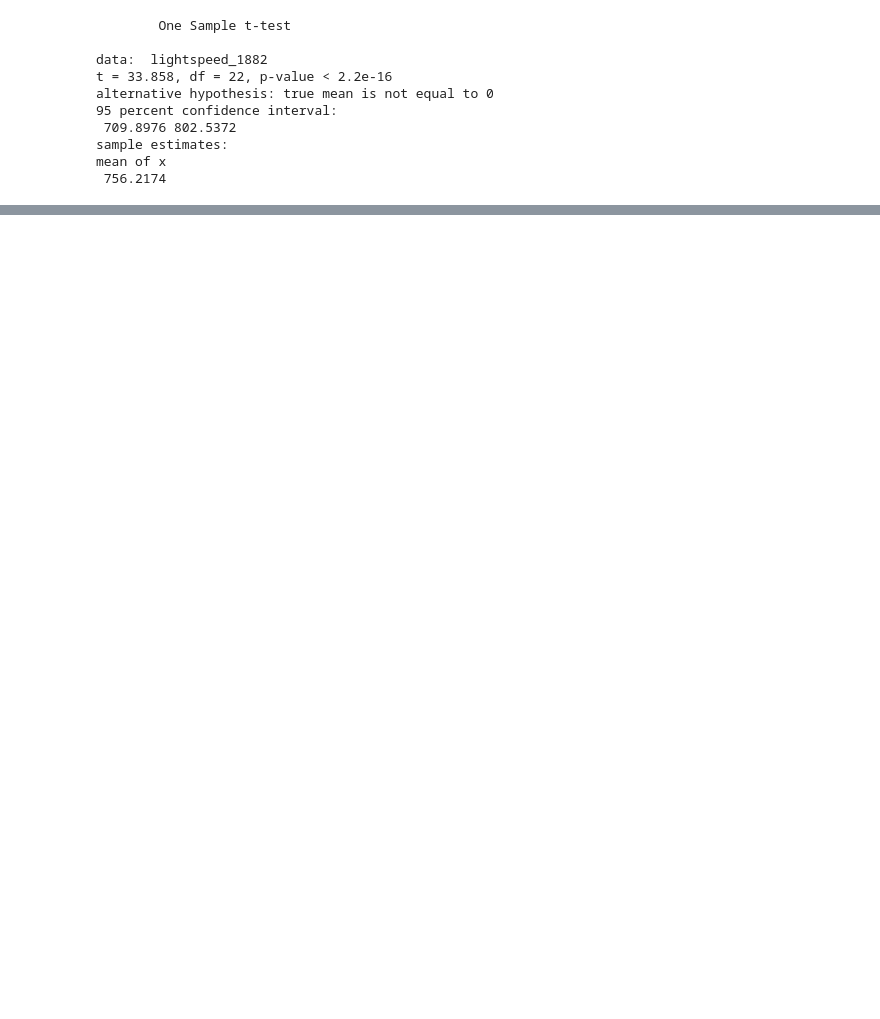
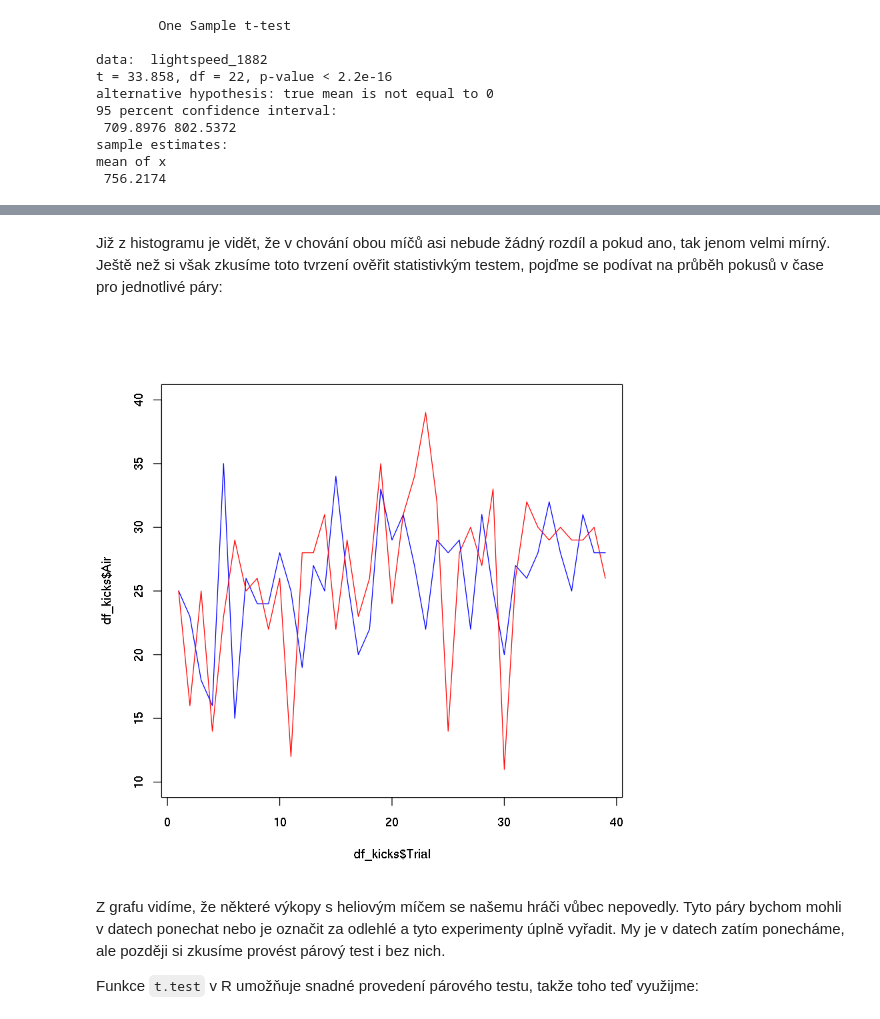
Before and after one commit to lich-uct/r_tutorial, a Jupyter notebook: 08/08.ipynb, the cells around one changed output, grey strips where cells are left out. Drawn from its saved outputs; the diff is of its cells as text; code cells hidden in the pictures; blank space fills up the shorter version.

Commit message:
pridani paroveho testu do lekce 08

```diff
--- a/08/08.ipynb
+++ b/08/08.ipynb
@@ -534,0 +505,11 @@ mean of x mean of y
+# %% [markdown]
+Již z histogramu je vidět, že v chování obou míčů asi nebude žádný rozdíl a pokud ano, tak jenom velmi mírný. Ještě než si však zkusíme toto tvrzení ověřit statistivkým testem, pojďme se podívat na průběh pokusů v čase pro jednotlivé páry:
+# %%
+plot(df_kicks$Trial, df_kicks$Air, type = "l", col = "blue", ylim = c(10, 40))
+lines(df_kicks$Trial, df_kicks$Helium, col = "red")
+# %% [output]
+[figure, added]
+# %% [markdown]
+Z grafu vidíme, že některé výkopy s heliovým míčem se našemu hráči vůbec nepovedly. Tyto páry bychom mohli v datech ponechat nebo je označit za odlehlé a tyto experimenty úplně vyřadit. My je v datech zatím ponecháme, ale později si zkusíme provést párový test i bez nich.
+
+Funkce `t.test` v R umožňuje snadné provedení párového testu, takže toho teď využijme:
```
Also changed, not shown: parts of 30 cells of this notebook, 2 other files.
